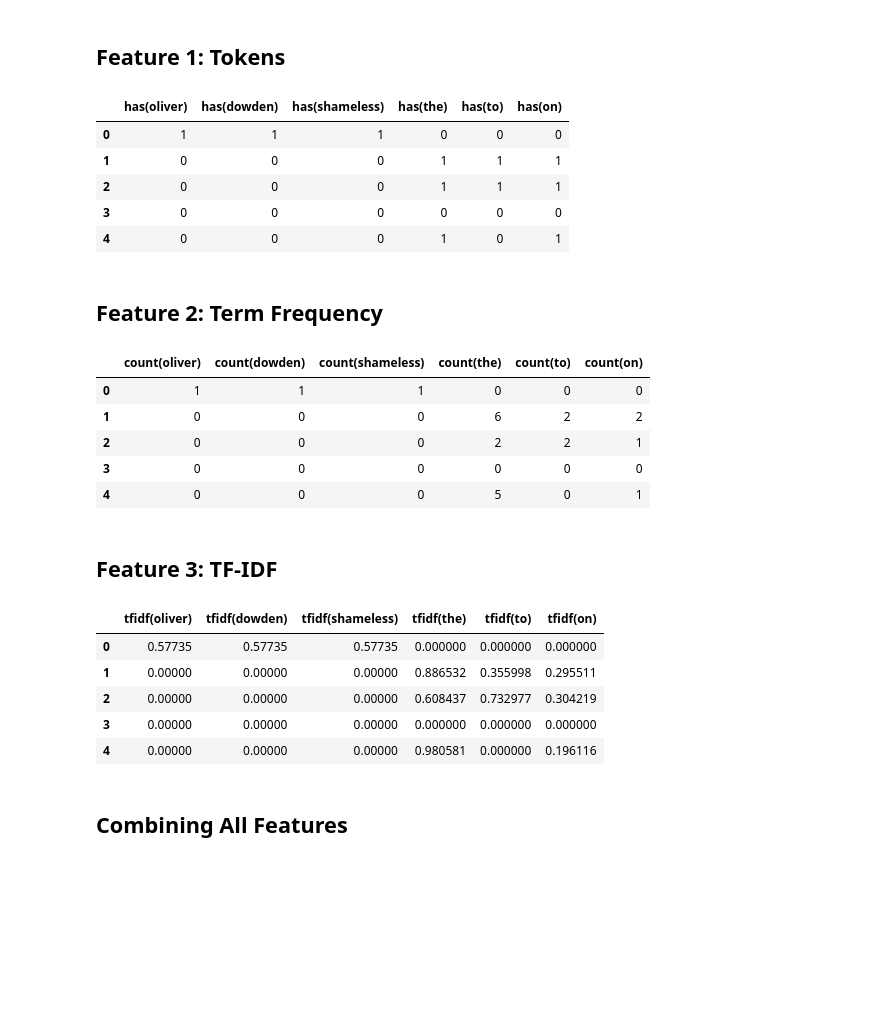
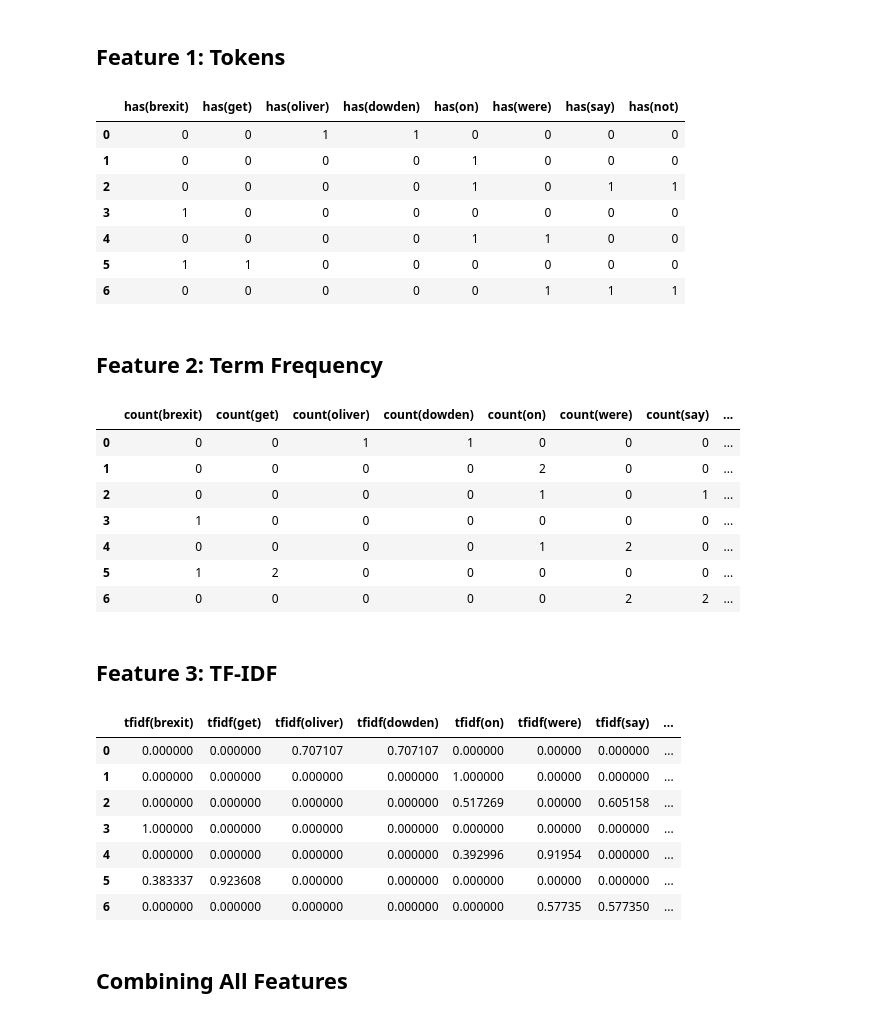
Before and after one commit to hanzholahs/brexit-polarity-tweets, a Jupyter notebook: 02-feature-extraction.ipynb, the cells around one changed output. Drawn from its saved outputs; the diff is of its cells as text; code cells hidden in the pictures; blank space fills up the shorter version.

Commit message:
use train vocab for extracting test data

```diff
--- a/02-feature-extraction.ipynb
+++ b/02-feature-extraction.ipynb
@@ -80,16 +80,19 @@ plot_freqdist(fd_tokens["Anti"])
 [figure]
 # %% [markdown]
 ## Feature 1: Tokens
+# %%
+def get_vocab(tweets, n_features = 8):
+   n_each = np.ceil(n_features / 2).astype(int)
+   fdist = get_freqdist(tweets)
+   vocab = [token for token, count in fdist["Anti"].most_common(n_each)]
+   vocab += [token for token, count in fdist["Pro"].most_common(n_each)]
+
+   return vocab
 # %%
-def extract_tokens(tweets, n_features = 50):
-   n_each = np.ceil(n_features / 2).astype(int)
+def extract_tokens(tweets, vocab = None):
+   if vocab is None: vocab = get_vocab(tweets)
 
-   fdist = get_freqdist(tweets)
-
-   vocabs = [token for token, count in fdist["Anti"].most_common(n_each)]
-   vocabs += [token for token, count in fdist["Pro"].most_common(n_each)]
-
-   count_vectorizer = CountVectorizer(vocabulary = vocabs,
+   count_vectorizer = CountVectorizer(vocabulary = vocab,
                                       tokenizer = lambda tweet: tokenizer.tokenize(tweet),
                                       token_pattern = None, # r"\S+", # non white space
                                       binary = True,
@@ -101,14 +104,16 @@ def extract_tokens(tweets, n_features = 50):
 
    return pd.DataFrame(counts, columns = f"has(" + token_names + ")")
 # %%
-extract_tokens(tweets[:5], 6)
+extract_tokens(tweets[:7])
 # %% [output]
-|  | has(oliver) | has(dowden) | has(shameless) | has(the) | has(to) | has(on) |
-| 0 | 1 | 1 | 1 | 0 | 0 | 0 |
-| 1 | 0 | 0 | 0 | 1 | 1 | 1 |
-| 2 | 0 | 0 | 0 | 1 | 1 | 1 |
-| 3 | 0 | 0 | 0 | 0 | 0 | 0 |
-| 4 | 0 | 0 | 0 | 1 | 0 | 1 |
+|  | has(brexit) | has(get) | has(oliver) | has(dowden) | has(on) | has(were) | has(say) | has(not) |
+| 0 | 0 | 0 | 1 | 1 | 0 | 0 | 0 | 0 |
+| 1 | 0 | 0 | 0 | 0 | 1 | 0 | 0 | 0 |
+| 2 | 0 | 0 | 0 | 0 | 1 | 0 | 1 | 1 |
+| 3 | 1 | 0 | 0 | 0 | 0 | 0 | 0 | 0 |
+| 4 | 0 | 0 | 0 | 0 | 1 | 1 | 0 | 0 |
+| 5 | 1 | 1 | 0 | 0 | 0 | 0 | 0 | 0 |
+| 6 | 0 | 0 | 0 | 0 | 0 | 1 | 1 | 1 |
 # %% [markdown]
 ## Feature 2: Term Frequency
 # %%
@@ -131,14 +131,16 @@ def extract_counts(tweets, n_features = 50):
 
    return pd.DataFrame(counts, columns = f"count(" + token_names + ")")
 # %%
-extract_counts(tweets[:5], 6) # the data is sparse
+extract_counts(tweets[:7]) # the data is sparse
 # %% [output]
-|  | count(oliver) | count(dowden) | count(shameless) | count(the) | count(to) | count(on) |
-| 0 | 1 | 1 | 1 | 0 | 0 | 0 |
-| 1 | 0 | 0 | 0 | 6 | 2 | 2 |
-| 2 | 0 | 0 | 0 | 2 | 2 | 1 |
-| 3 | 0 | 0 | 0 | 0 | 0 | 0 |
-| 4 | 0 | 0 | 0 | 5 | 0 | 1 |
+|  | count(brexit) | count(get) | count(oliver) | count(dowden) | count(on) | count(were) | count(say) | ... |
+| 0 | 0 | 0 | 1 | 1 | 0 | 0 | 0 | ... |
+| 1 | 0 | 0 | 0 | 0 | 2 | 0 | 0 | ... |
+| 2 | 0 | 0 | 0 | 0 | 1 | 0 | 1 | ... |
+| 3 | 1 | 0 | 0 | 0 | 0 | 0 | 0 | ... |
+| 4 | 0 | 0 | 0 | 0 | 1 | 2 | 0 | ... |
+| 5 | 1 | 2 | 0 | 0 | 0 | 0 | 0 | ... |
+| 6 | 0 | 0 | 0 | 0 | 0 | 2 | 2 | ... |
 # %% [markdown]
 ## Feature 3: TF-IDF
 # %%
@@ -161,14 +158,16 @@ def extract_tfidfs(tweets, n_features = 50):
 
     return pd.DataFrame(tfidfs, columns = "tfidf(" + token_names + ")")
 # %%
-extract_tfidfs(tweets[:5], 6) # the data is sparse
+extract_tfidfs(tweets[:7]) # the data is sparse
 # %% [output]
-|  | tfidf(oliver) | tfidf(dowden) | tfidf(shameless) | tfidf(the) | tfidf(to) | tfidf(on) |
-| 0 | 0.57735 | 0.57735 | 0.57735 | 0.000000 | 0.000000 | 0.000000 |
-| 1 | 0.00000 | 0.00000 | 0.00000 | 0.886532 | 0.355998 | 0.295511 |
-| 2 | 0.00000 | 0.00000 | 0.00000 | 0.608437 | 0.732977 | 0.304219 |
-| 3 | 0.00000 | 0.00000 | 0.00000 | 0.000000 | 0.000000 | 0.000000 |
-| 4 | 0.00000 | 0.00000 | 0.00000 | 0.980581 | 0.000000 | 0.196116 |
+|  | tfidf(brexit) | tfidf(get) | tfidf(oliver) | tfidf(dowden) | tfidf(on) | tfidf(were) | tfidf(say) | ... |
+| 0 | 0.000000 | 0.000000 | 0.707107 | 0.707107 | 0.000000 | 0.00000 | 0.000000 | ... |
+| 1 | 0.000000 | 0.000000 | 0.000000 | 0.000000 | 1.000000 | 0.00000 | 0.000000 | ... |
+| 2 | 0.000000 | 0.000000 | 0.000000 | 0.000000 | 0.517269 | 0.00000 | 0.605158 | ... |
+| 3 | 1.000000 | 0.000000 | 0.000000 | 0.000000 | 0.000000 | 0.00000 | 0.000000 | ... |
+| 4 | 0.000000 | 0.000000 | 0.000000 | 0.000000 | 0.392996 | 0.91954 | 0.000000 | ... |
+| 5 | 0.383337 | 0.923608 | 0.000000 | 0.000000 | 0.000000 | 0.00000 | 0.000000 | ... |
+| 6 | 0.000000 | 0.000000 | 0.000000 | 0.000000 | 0.000000 | 0.57735 | 0.577350 | ... |
 # %% [markdown]
 ## Combining All Features
 # %%
```
Also changed, not shown: parts of 4 cells of this notebook.
